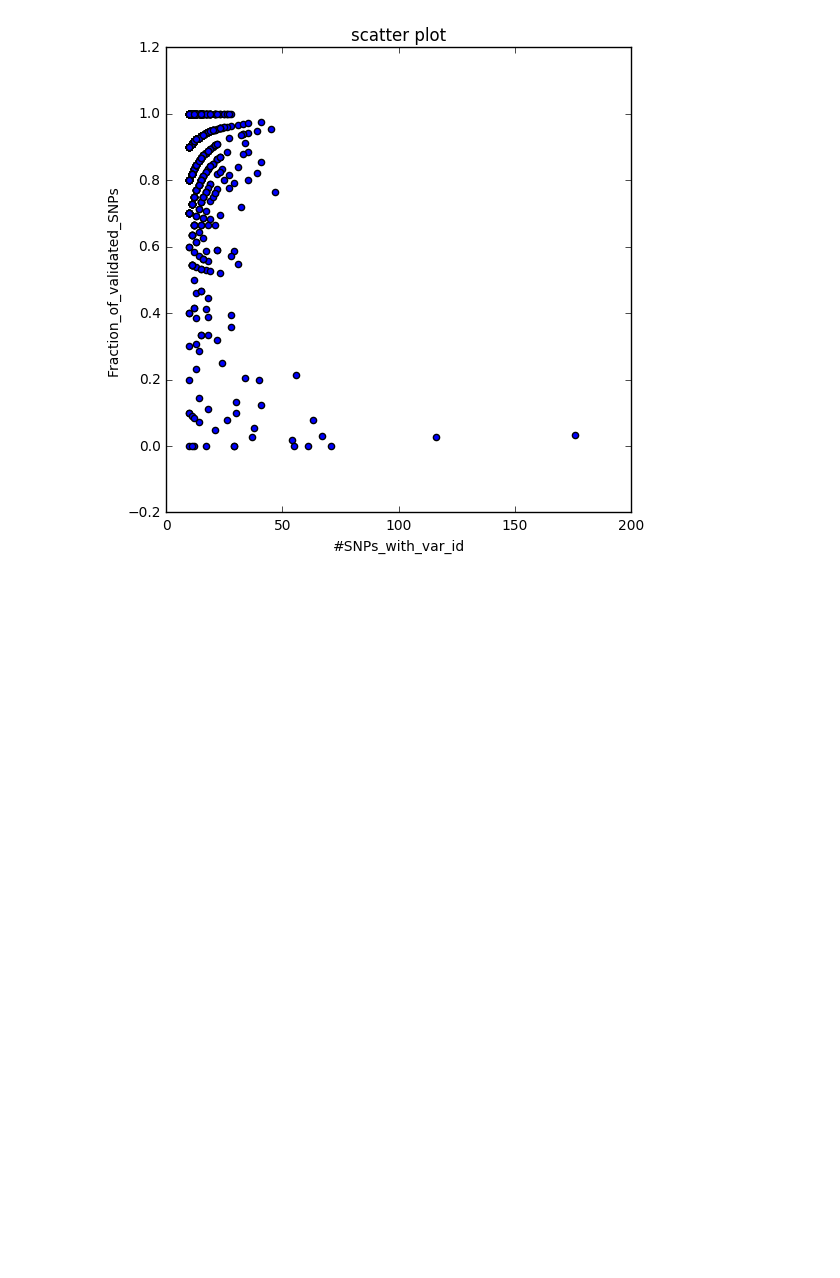
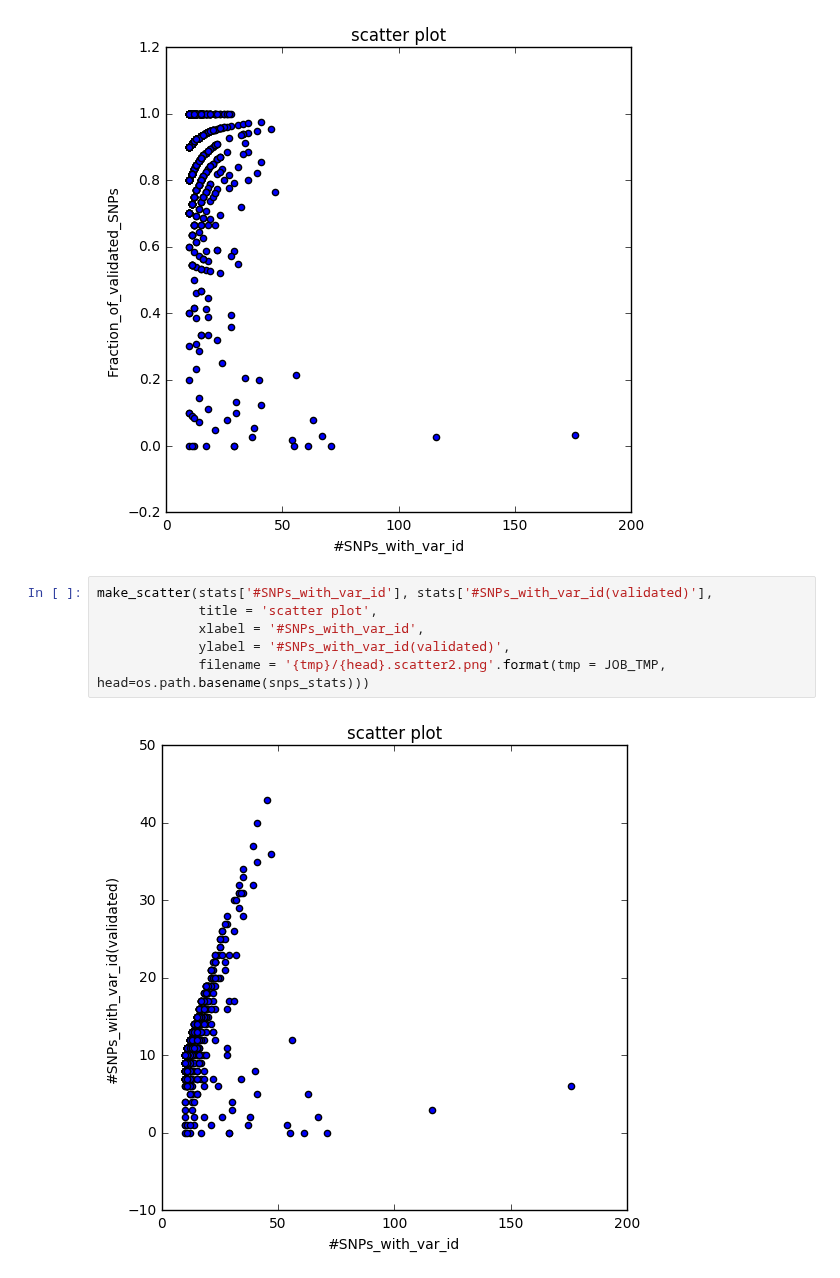
Before and after one commit to rivas-lab/nanopore, a Jupyter notebook: notes/20170111make_plots.ipynb, the cells around one changed output. Cells and saved outputs as stored; diff of their text form; blank space fills up the shorter version.

```diff
--- a/notes/20170111make_plots.ipynb
+++ b/notes/20170111make_plots.ipynb
@@ -129,3 +129,11 @@ make_scatter(stats['#SNPs_with_var_id'], stats['Fraction_of_validated_SNPs'],
              filename = '{tmp}/{head}.scatter.png'.format(tmp = JOB_TMP, head=os.path.basename(snps_stats)))
 # %% [output]
 [figure]
+# %%
+make_scatter(stats['#SNPs_with_var_id'], stats['#SNPs_with_var_id(validated)'],
+             title = 'scatter plot',
+             xlabel = '#SNPs_with_var_id',
+             ylabel = '#SNPs_with_var_id(validated)',
+             filename = '{tmp}/{head}.scatter2.png'.format(tmp = JOB_TMP, head=os.path.basename(snps_stats)))
+# %% [output]
+[figure, added]
```
Also changed, not shown: 1 other file.
